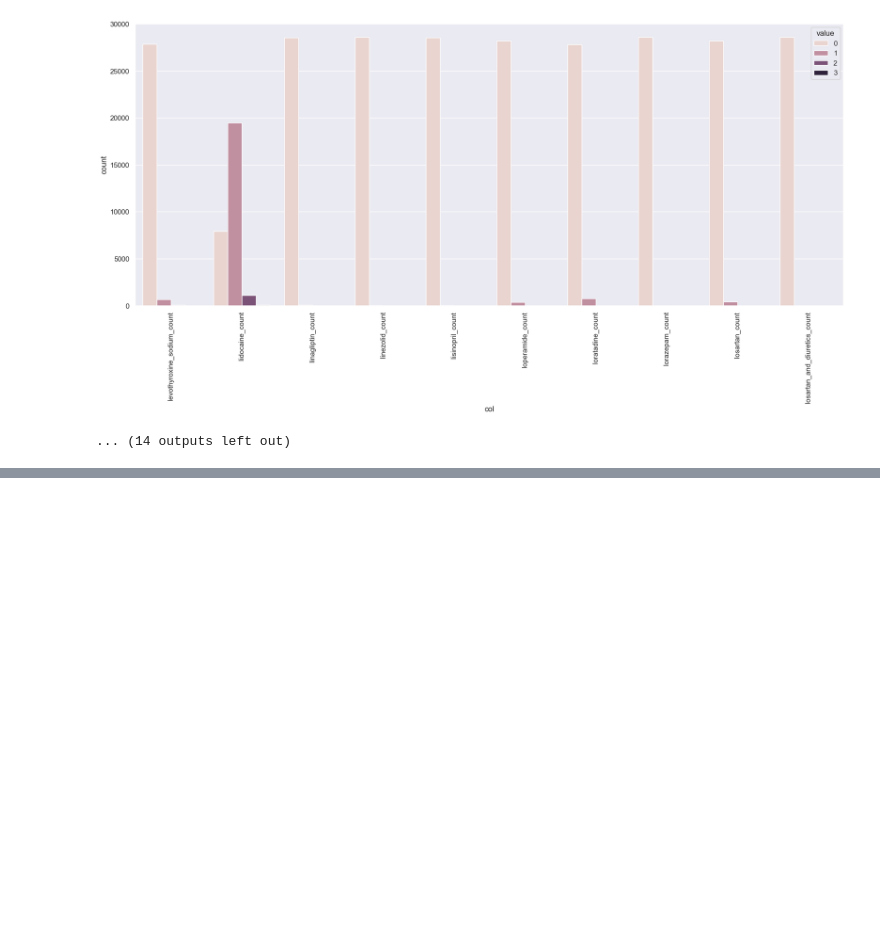
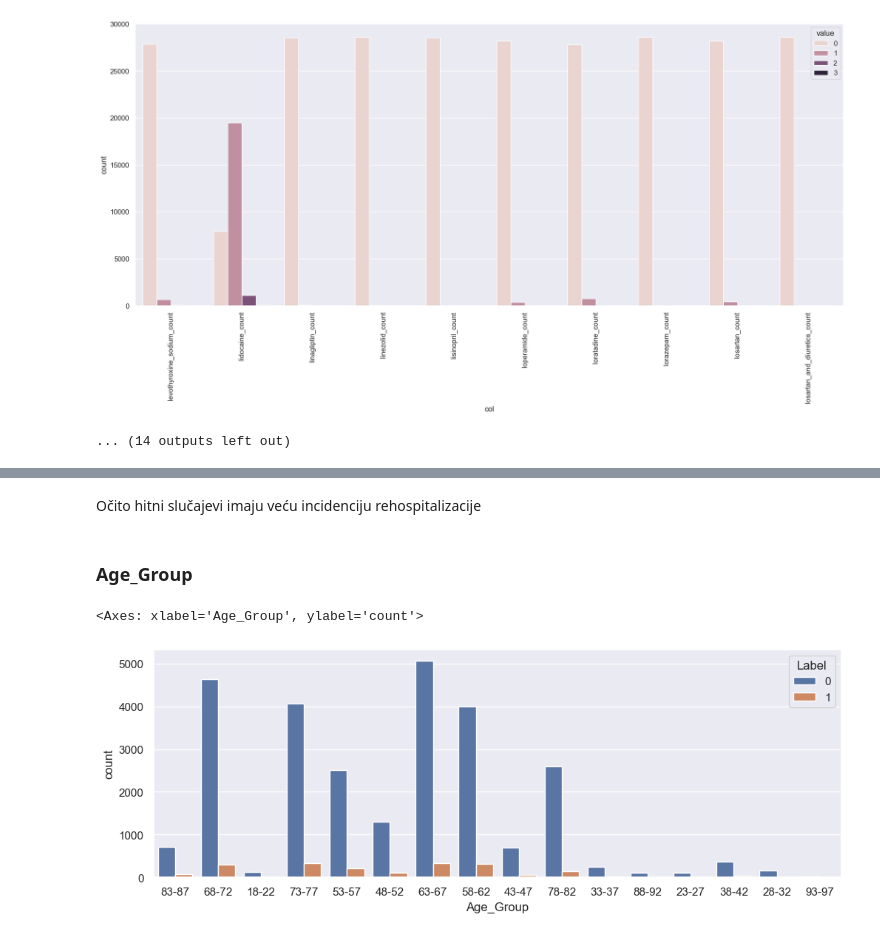
Before and after one commit to Ivan-Klabucar/Kotao, a Jupyter notebook: Exploratory Data Analysis/Initial_look_at_data.ipynb, the cells around one changed output, grey strips where cells are left out. Saved outputs shown, nothing was run; the diff lists cells and outputs as text; code cells hidden in the pictures; blank space fills up the shorter version.

```diff
--- a/Exploratory Data Analysis/Initial_look_at_data.ipynb
+++ b/Exploratory Data Analysis/Initial_look_at_data.ipynb
@@ -145,0 +224,10 @@ Vidimo da u train setu, velika većina kolona za ljekova / dijagnoze poprima vri
+# %% [markdown]
+Očito hitni slučajevi imaju veću incidenciju rehospitalizacije
+# %% [markdown]
+### Age_Group
+# %%
+sns.set(rc={'figure.figsize':(12,4)})
+sns.countplot(df, x="Age_Group", hue="Label")
+# %% [output]
+<Axes: xlabel='Age_Group', ylabel='count'>
+[figure, added]
```
Also changed, not shown: parts of 18 cells of this notebook.
